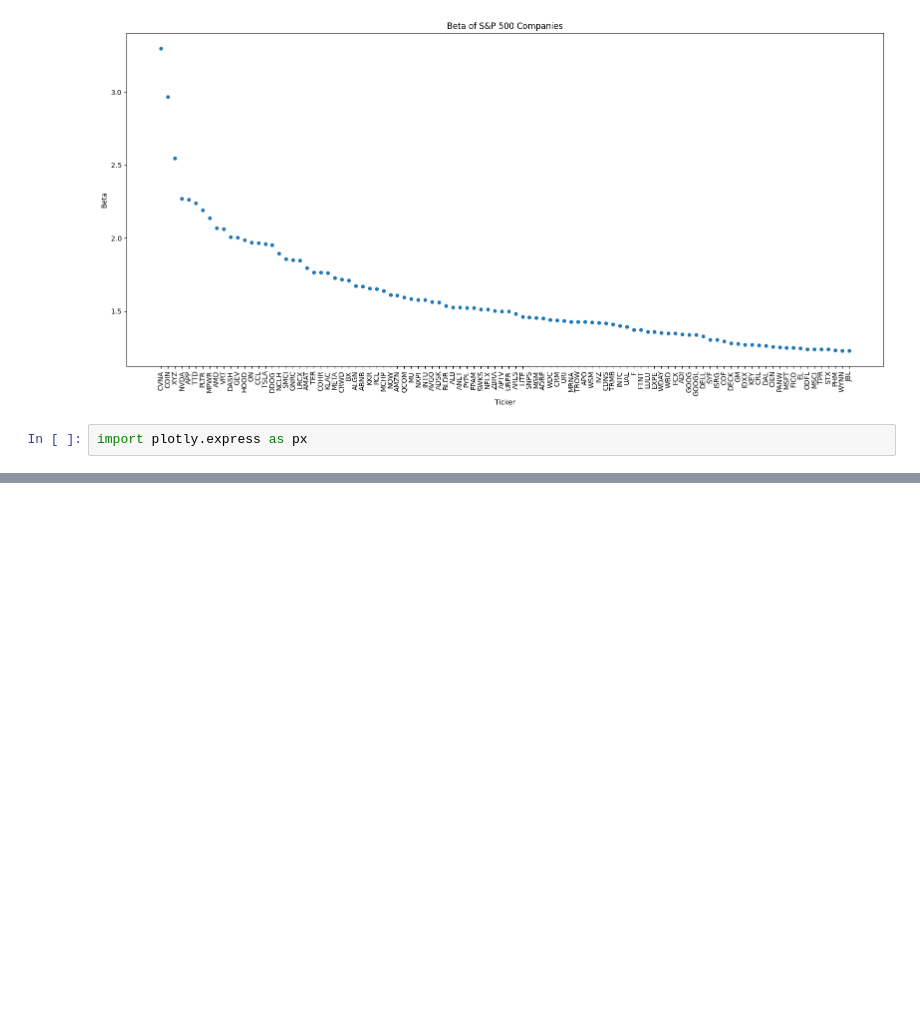
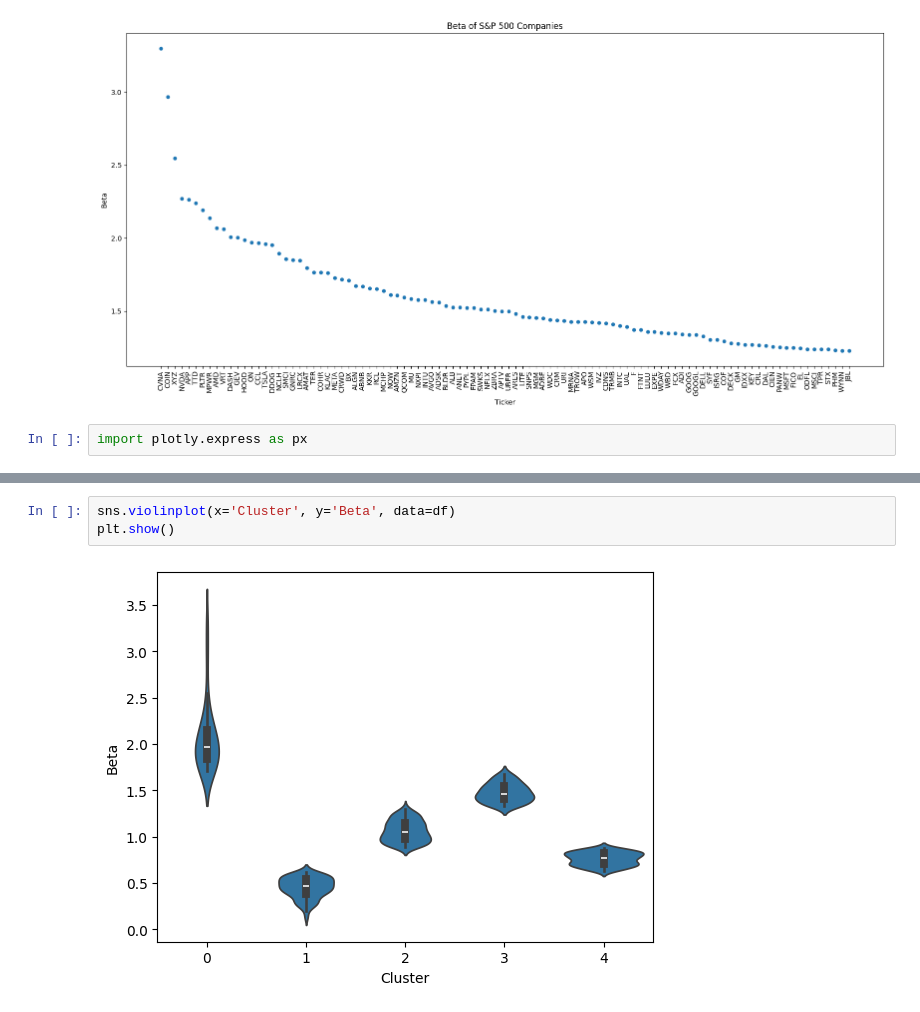
Before and after one commit to abdullaawad/Data-Warehousing-Coursework, a Jupyter notebook: DWCoursework.ipynb, the cells around one changed output, grey strips where cells are left out. Saved outputs shown, nothing was run; the diff lists cells and outputs as text; blank space fills up the shorter version.

```diff
--- a/DWCoursework.ipynb
+++ b/DWCoursework.ipynb
@@ -422,0 +527,5 @@ px.scatter(df_top100, df_top100['Ticker'], y=df_top100['Beta'])
+# %%
+sns.violinplot(x='Cluster', y='Beta', data=df)
+plt.show()
+# %% [output]
+[figure, added]
```
Also changed, not shown: parts of 17 cells of this notebook.
